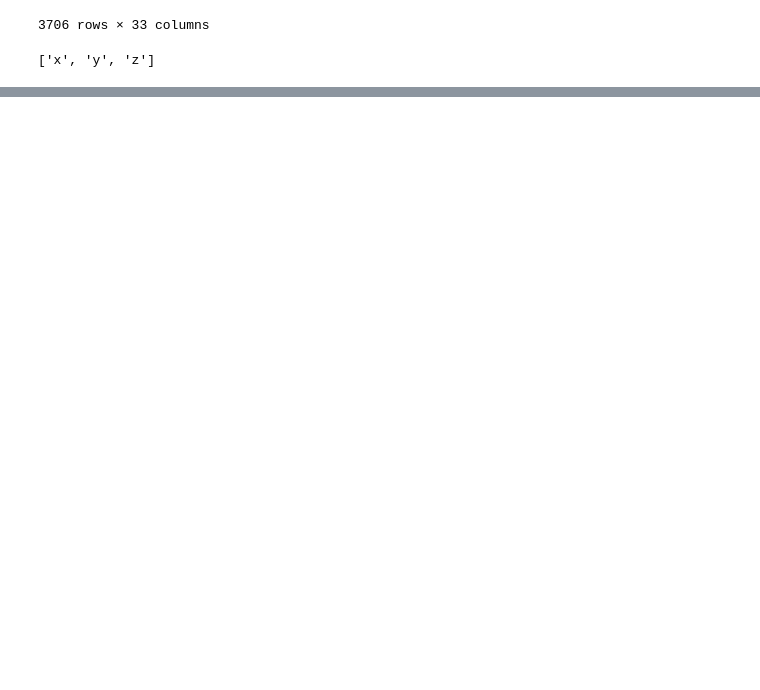
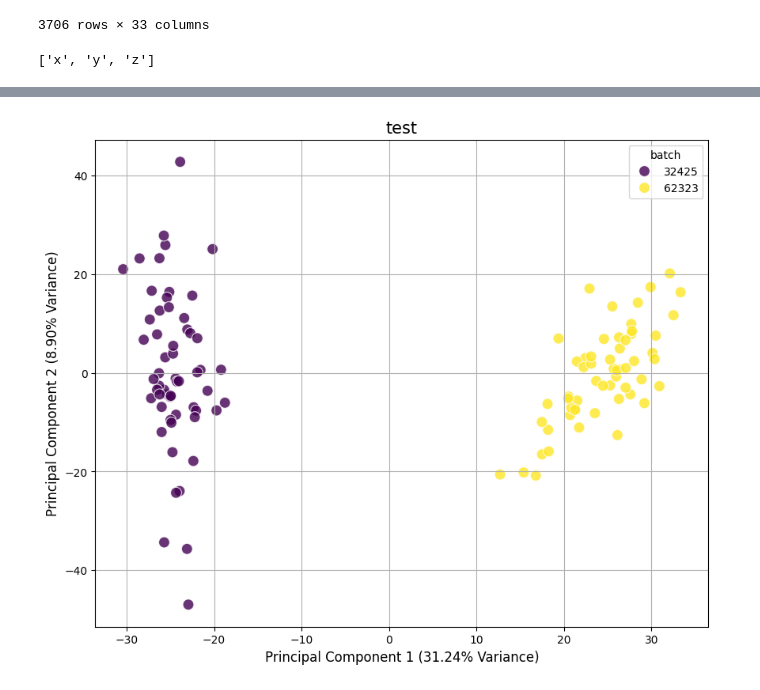
Before and after one commit to spiekos/PiekosLab, a Jupyter notebook: kaylaxu/test.MTBL_datacleaning.ipynb, the cells around one changed output, grey strips where cells are left out. Cells and saved outputs as stored; diff of their text form; code cells hidden in the pictures; blank space fills up the shorter version.

```diff
--- a/kaylaxu/test.MTBL_datacleaning.ipynb
+++ b/kaylaxu/test.MTBL_datacleaning.ipynb
@@ -1167,0 +1652,3 @@ print(str(x))
+# %%
+dir_input = '/Users/kaylaxu/Desktop/data/clean_data/MTBL_placenta'
+meta_input = '/Users/kaylaxu/Desktop/data/raw_data/dp3 master table v2.xlsx'
@@ -1167,0 +1667,4 @@ print(str(x))
+# %%
+exp_data = {} # dictionary to stroe split data by batches and pools
+split_exp(pos_exp, pos_batch, "POS", exp_data, unique_batches) # naming format = [Pooled, Samples]_[batch]_[charge]
+split_exp(neg_exp, neg_batch, "NEG", exp_data, unique_batches)
@@ -1167,0 +1855,4 @@ print(str(x))
+# %%
+generate_pca(exp_data, "test", "POS", dir_input)
+# %% [output]
+[figure, added]
```
Also changed, not shown: parts of 14 cells of this notebook, 2 other files.
